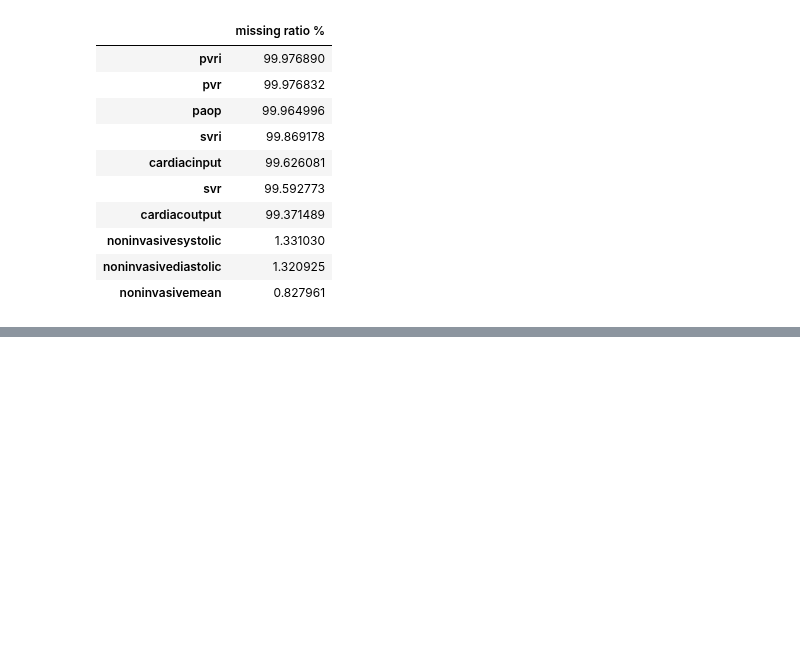
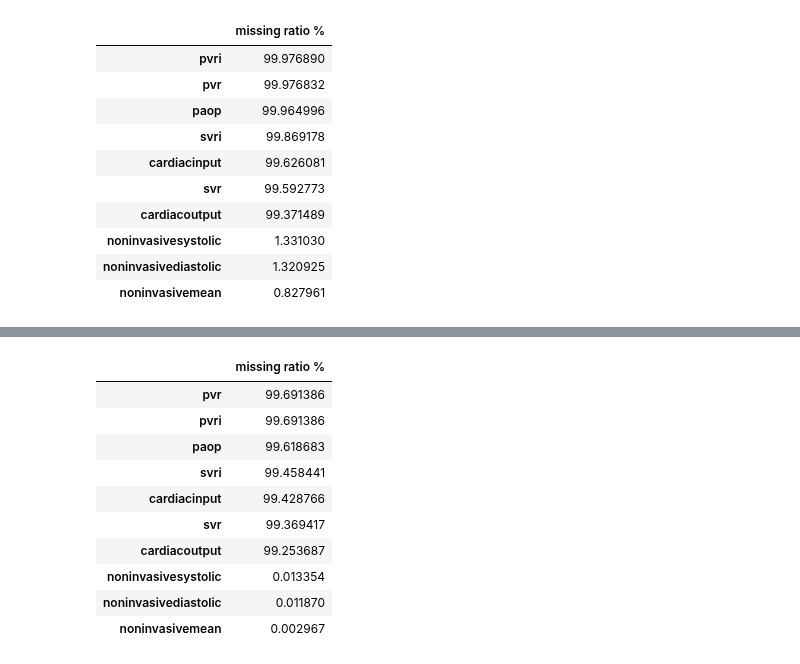
Before and after one commit to joy628/master-project, a Jupyter notebook: data-prepossing-2/vitalAperiodic.ipynb, the cells around one changed output, grey strips where cells are left out. Drawn from its saved outputs; the diff is of its cells as text; code cells hidden in the pictures; blank space fills up the shorter version.

```diff
--- a/data-prepossing-2/vitalAperiodic.ipynb
+++ b/data-prepossing-2/vitalAperiodic.ipynb
@@ -166,0 +193,16 @@ missing_ratio
+# %%
+missing_ratio = pd.DataFrame(df_after.eq(0).sum() / len(df_after.index), columns = ['missing ratio %']) * 100
+missing_ratio.sort_values('missing ratio %', inplace = True, ascending = False)
+missing_ratio
+# %% [output]
+|  | missing ratio % |
+| pvr | 99.691386 |
+| pvri | 99.691386 |
+| paop | 99.618683 |
+| svri | 99.458441 |
+| cardiacinput | 99.428766 |
+| svr | 99.369417 |
+| cardiacoutput | 99.253687 |
+| noninvasivesystolic | 0.013354 |
+| noninvasivediastolic | 0.011870 |
+| noninvasivemean | 0.002967 |
```
Also changed, not shown: parts of 7 cells of this notebook, 1 other file.
